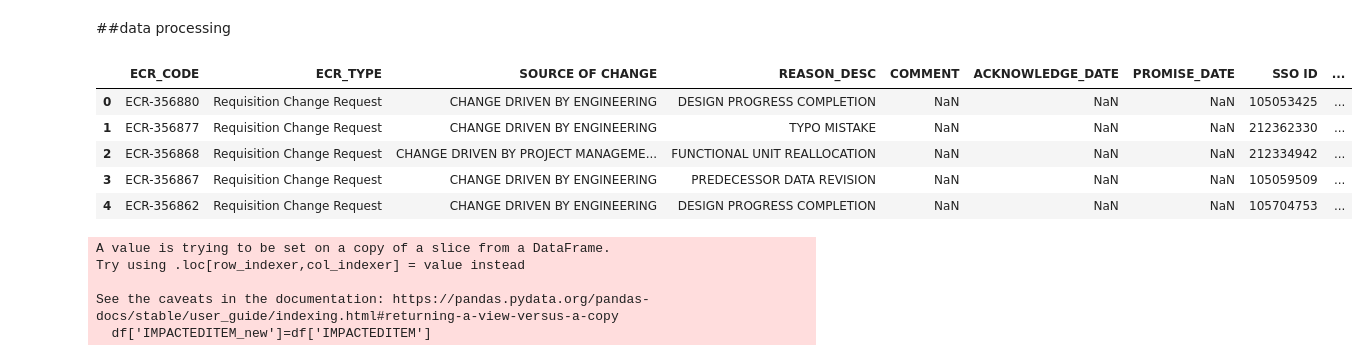
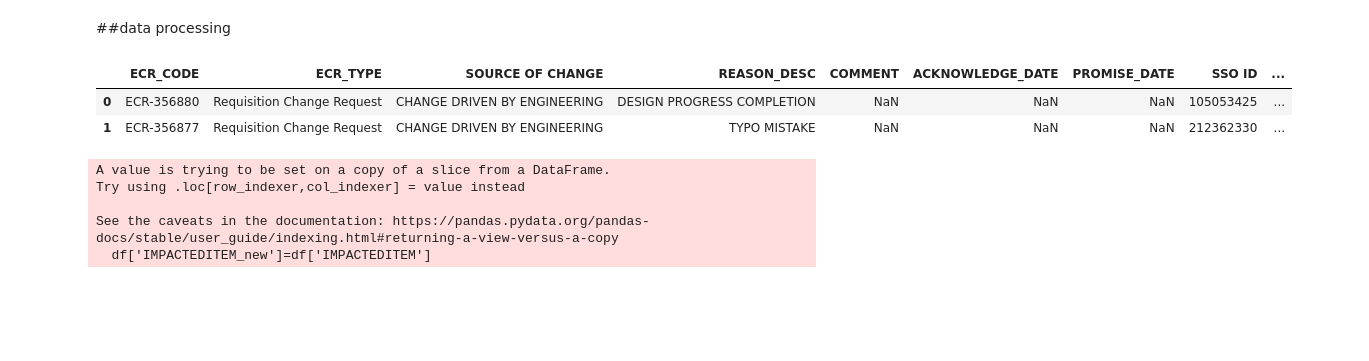
Before and after one commit to adnaksbhat/Colab_JupyterNotebooks, a Jupyter notebook: wow.ipynb, the cells around one changed output. Cells and saved outputs as stored; diff of their text form; code cells hidden in the pictures; blank space fills up the shorter version.

```diff
--- a/wow.ipynb
+++ b/wow.ipynb
@@ -300,12 +300,9 @@ pd.set_option('display.max_rows', None)
 
 df=pd.read_excel('/content/All_ECR.xlsx')
 # %%
-df.head()
+df.head(2)
 # %% [output]
 |  | ECR_CODE | ECR_TYPE | SOURCE OF CHANGE | REASON_DESC | COMMENT | ACKNOWLEDGE_DATE | PROMISE_DATE | SSO ID | ... |
 | 0 | ECR-356880 | Requisition Change Request | CHANGE DRIVEN BY ENGINEERING | DESIGN PROGRESS COMPLETION | NaN | NaN | NaN | 105053425 | ... |
 | 1 | ECR-356877 | Requisition Change Request | CHANGE DRIVEN BY ENGINEERING | TYPO MISTAKE | NaN | NaN | NaN | 212362330 | ... |
-| 2 | ECR-356868 | Requisition Change Request | CHANGE DRIVEN BY PROJECT MANAGEME... | FUNCTIONAL UNIT REALLOCATION | NaN | NaN | NaN | 212334942 | ... |
-| 3 | ECR-356867 | Requisition Change Request | CHANGE DRIVEN BY ENGINEERING | PREDECESSOR DATA REVISION | NaN | NaN | NaN | 105059509 | ... |
-| 4 | ECR-356862 | Requisition Change Request | CHANGE DRIVEN BY ENGINEERING | DESIGN PROGRESS COMPLETION | NaN | NaN | NaN | 105704753 | ... |
 # %%
```
Also changed, not shown: parts of 61 cells of this notebook.
